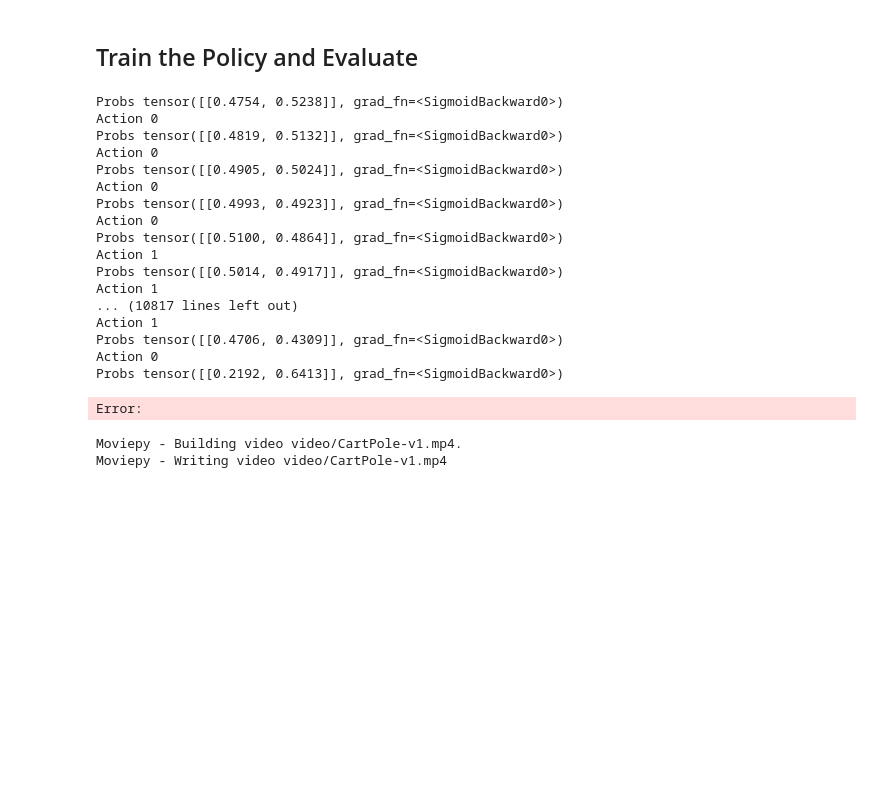
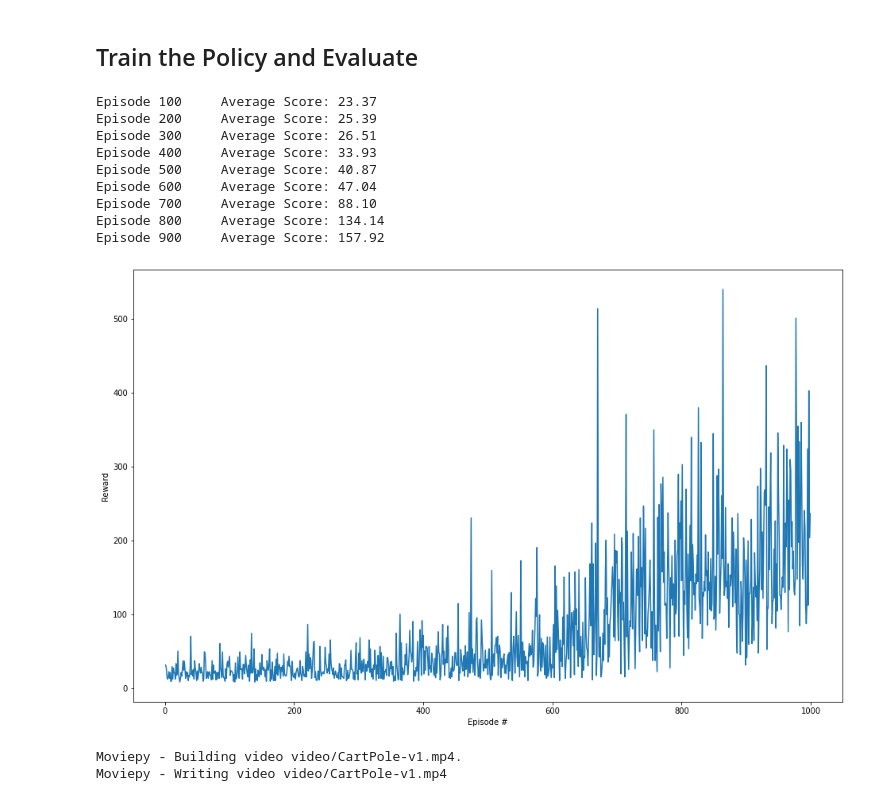
Before and after one commit to stach/lig-tutorial, a Jupyter notebook: lig-reinforce.ipynb, the cells around one changed output. Saved outputs shown, nothing was run; the diff lists cells and outputs as text; code cells hidden in the pictures; blank space fills up the shorter version.

```diff
--- a/lig-reinforce.ipynb
+++ b/lig-reinforce.ipynb
@@ -111,10 +111,17 @@ Our policy is a simple neuronal network with one hidden layer of size hidden_siz
 We inhert from the torch.nn.Module base class.
 # %%
 class Policy(nn.Module):
-    def __init__(self, state_size=4, action_size=2, hidden_size=32):
+    def __init__(self, state_size=4, action_size=1, hidden_size=32):
         super(Policy, self).__init__()
         self.fc1 = nn.Linear(state_size, hidden_size)
         self.fc2 = nn.Linear(hidden_size, action_size)
+
+    def act(self, state):
+        state = torch.from_numpy(state).float().unsqueeze(0).to(DEVICE)
+        probs = self.forward(state).cpu()
+        model = Bernoulli(probs)
+        action = model.sample()
+        return int(action.item()), model.log_prob(action)
 
     def forward(self, state):
         x = self.fc1(state)
@@ -122,13 +129,6 @@ class Policy(nn.Module):
         x = self.fc2(x)
         x = torch.sigmoid(x)
         return x
-
-    def act(self, state):
-        state = torch.from_numpy(state).float().unsqueeze(0).to(DEVICE)
-        probs = self.forward(state).cpu()
-        model = Categorical(probs)
-        action = model.sample()
-        return action.item(), model.log_prob(action)
 # %% [markdown]
 We define our REINFORCE algorithm
 # %%
@@ -166,14 +166,11 @@ def REINFORCE(policy, optimizer, n_episodes=1000, max_t=1000, gamma=1.0, print_e
         policy_loss.backward()
         optimizer.step()
 
-        # Calculate total expected reward
-        scores_deque.append(sum(rewards))
-        scores.append(sum(rewards))
+        # Track the reward
+        scores_deque.append(R)
+        scores.append(R)
         if e % print_every == 0:
             print(f'Episode {e}\tAverage Score: {np.mean(scores_deque):.2f}')
-        if np.mean(scores_deque) >= 195.0:
-            print(f'Environment solved in {(e-100):d} episodes!\tAverage Score: {np.mean(scores_deque):.2f}')
-            break
     return scores
 # %% [markdown]
 ---
@@ -182,28 +179,20 @@ def REINFORCE(policy, optimizer, n_episodes=1000, max_t=1000, gamma=1.0, print_e
 # %%
 # Init policy, optimizer and
 policy = Policy().to(DEVICE)
-optimizer = optim.AdamW(policy.parameters(), lr=0.01)
+optimizer = optim.AdamW(policy.parameters(), lr=0.002)
 scores = REINFORCE(policy, optimizer, n_episodes=2000)
 plot_reward(scores)
 # %% [output]
-Probs tensor([[0.4754, 0.5238]], grad_fn=<SigmoidBackward0>)
-Action 0
-Probs tensor([[0.4819, 0.5132]], grad_fn=<SigmoidBackward0>)
-Action 0
-Probs tensor([[0.4905, 0.5024]], grad_fn=<SigmoidBackward0>)
-Action 0
-Probs tensor([[0.4993, 0.4923]], grad_fn=<SigmoidBackward0>)
-Action 0
-Probs tensor([[0.5100, 0.4864]], grad_fn=<SigmoidBackward0>)
-Action 1
-Probs tensor([[0.5014, 0.4917]], grad_fn=<SigmoidBackward0>)
-Action 1
-... (10817 lines left out)
-Action 1
-Probs tensor([[0.4706, 0.4309]], grad_fn=<SigmoidBackward0>)
-Action 0
-Probs tensor([[0.2192, 0.6413]], grad_fn=<SigmoidBackward0>)
+Episode 100     Average Score: 23.37
+Episode 200     Average Score: 25.39
+Episode 300     Average Score: 26.51
+Episode 400     Average Score: 33.93
+Episode 500     Average Score: 40.87
+Episode 600     Average Score: 47.04
+Episode 700     Average Score: 88.10
+Episode 800     Average Score: 134.14
+Episode 900     Average Score: 157.92
-Error:
+[figure, added]
 # %%
 generate_video(policy, 'CartPole-v1')
 embed_video('CartPole-v1')
```
Also changed, not shown: parts of 1 cell of this notebook, 1 other file.
